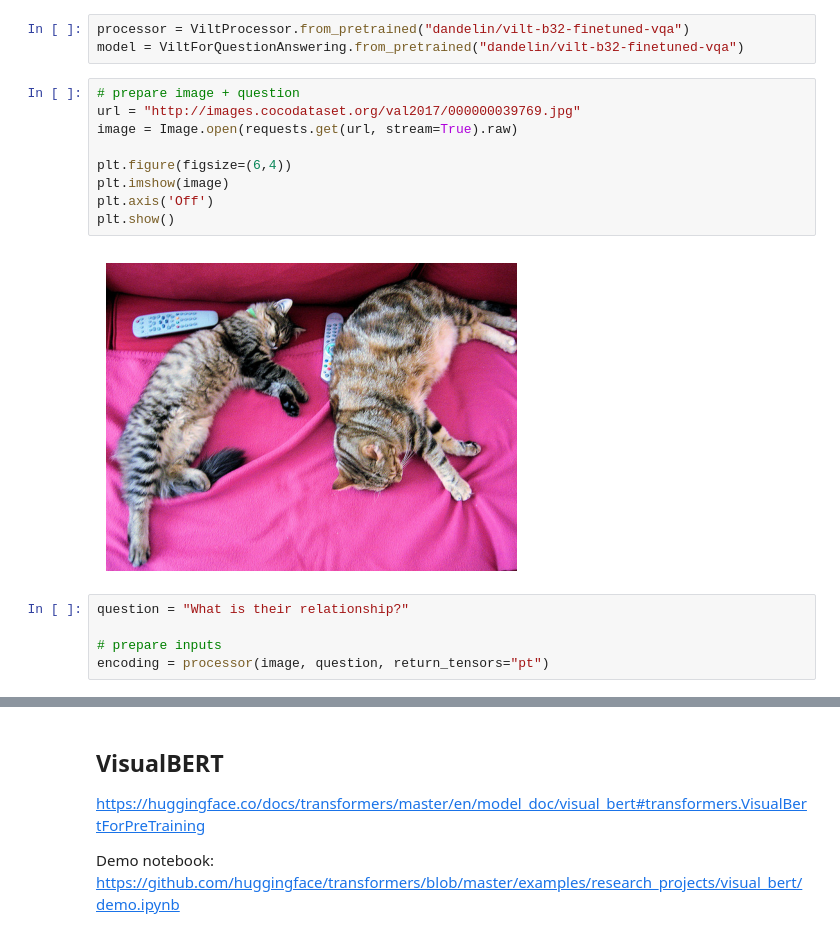
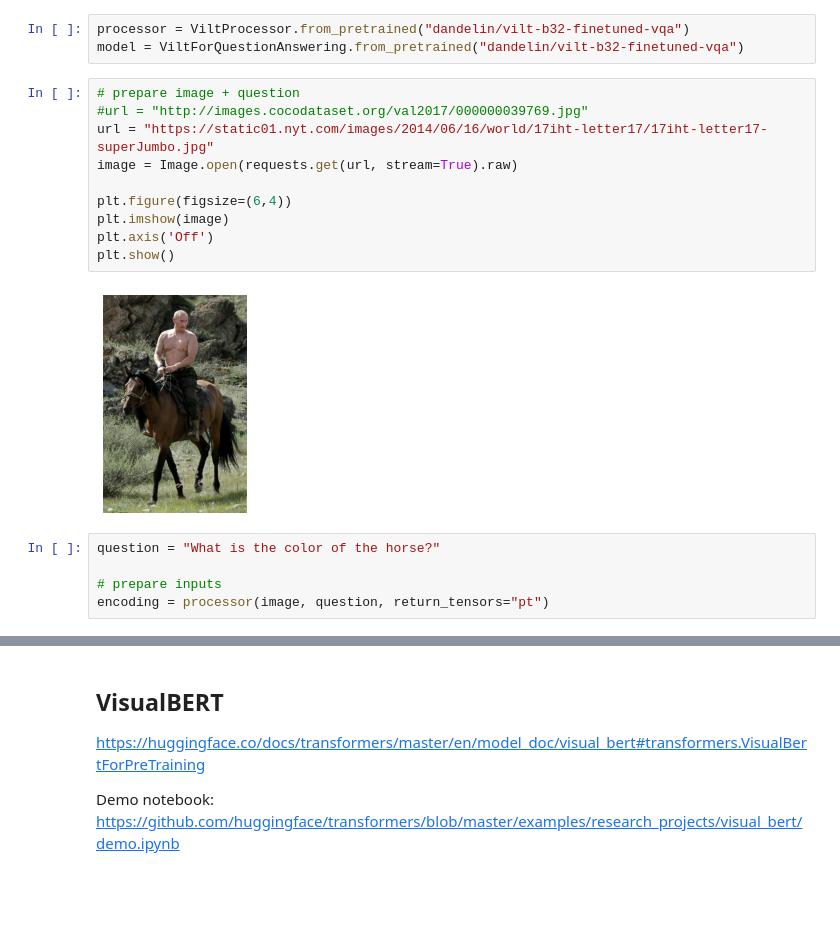
Before and after one commit to albertkjoller/knowledgeVQA, a Jupyter notebook: demos/huggingface_overview.ipynb, the cells around one changed output, grey strips where cells are left out. Saved outputs shown, nothing was run; the diff lists cells and outputs as text; blank space fills up the shorter version.

Commit message:
VisualBertUpdates

```diff
--- a/demos/huggingface_overview.ipynb
+++ b/demos/huggingface_overview.ipynb
@@ -14,17 +14,18 @@ processor = ViltProcessor.from_pretrained("dandelin/vilt-b32-finetuned-vqa")
 model = ViltForQuestionAnswering.from_pretrained("dandelin/vilt-b32-finetuned-vqa")
 # %%
 # prepare image + question
-url = "http://images.cocodataset.org/val2017/000000039769.jpg"
+#url = "http://images.cocodataset.org/val2017/000000039769.jpg"
+url = "https://static01.nyt.com/images/2014/06/16/world/17iht-letter17/17iht-letter17-superJumbo.jpg"
 image = Image.open(requests.get(url, stream=True).raw)
 
 plt.figure(figsize=(6,4))
 plt.imshow(image)
 plt.axis('Off')
 plt.show()
 # %% [output]
-[figure, old version]
+[figure, new version]
 # %%
-question = "What is their relationship?"
+question = "What is the color of the horse?"
 
 # prepare inputs
 encoding = processor(image, question, return_tensors="pt")
```
Also changed, not shown: parts of 1 cell of this notebook, 9 other files.
